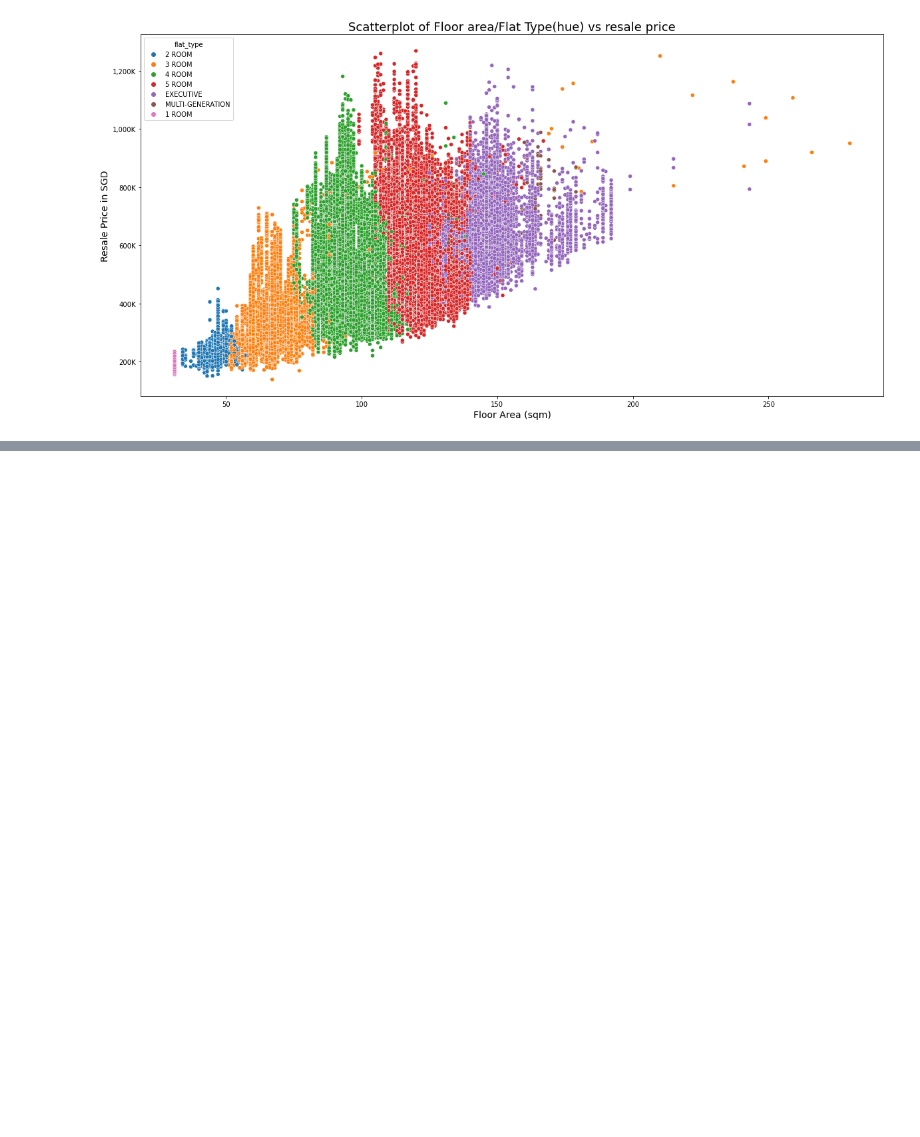
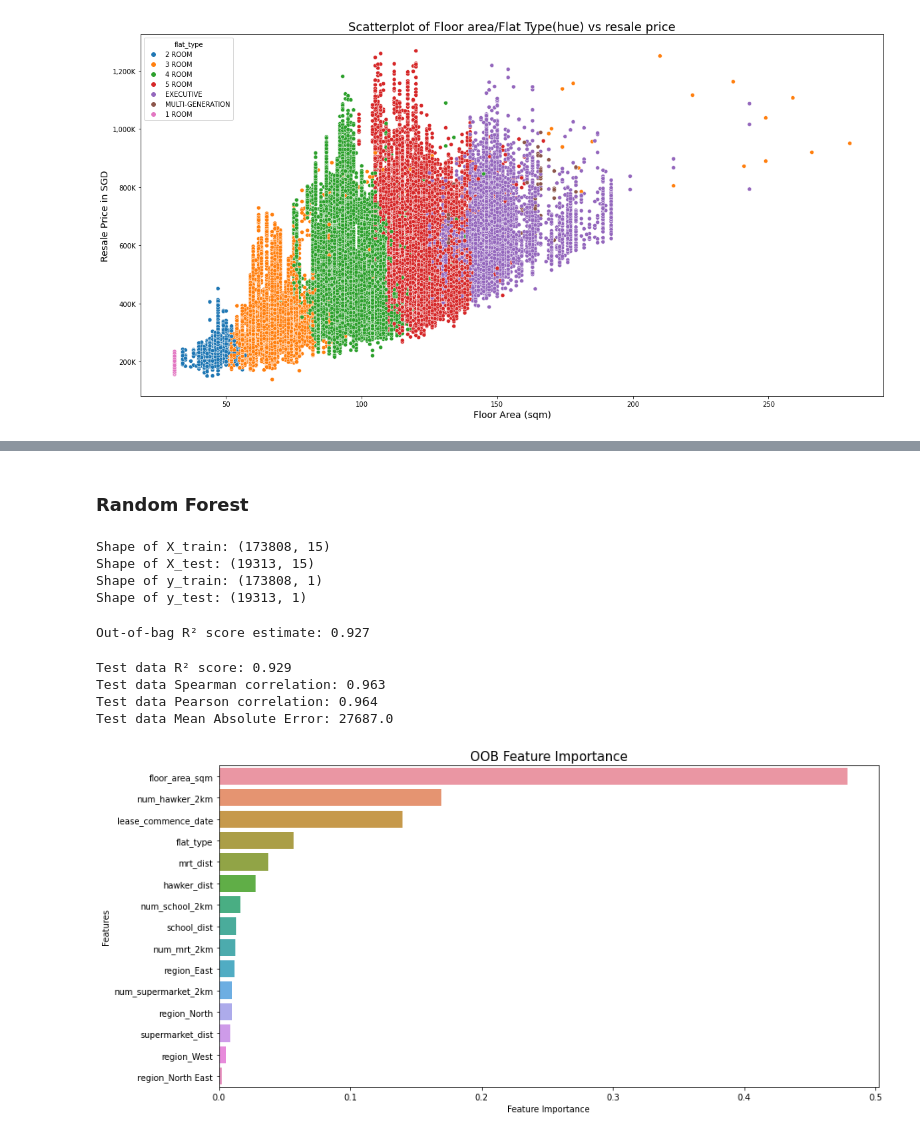
Before and after one commit to kohjw25/HDB-resale-prices-10-year, a Jupyter notebook: HDB resale prices in Singapore (EDA and Viz).ipynb, the cells around one changed output, grey strips where cells are left out. Saved outputs shown, nothing was run; the diff lists cells and outputs as text; code cells hidden in the pictures; blank space fills up the shorter version.

```diff
--- a/HDB resale prices in Singapore (EDA and Viz).ipynb
+++ b/HDB resale prices in Singapore (EDA and Viz).ipynb
@@ -255,0 +697,4 @@ plt.show()
+# %%
+## dummy encoding
+df = pd.get_dummies(df, columns=['region'], prefix=['region'], drop_first=True) # central is baseline (dropped)
+lr_df = pd.get_dummies(lr_df, columns=['region'], prefix=['region'], drop_first=True) # central is baseline (dropped)
@@ -255,0 +794,63 @@ plt.show()
+# %% [markdown]
+### Random Forest
+# %%
+# Delete HDB transactions with real_price = Null
+df = df[df["real_price"].notnull()]
+# %%
+from sklearn.model_selection import train_test_split
+
+# Train Test Split
+y = df[['real_price']]
+X = df.drop(['real_price','town', 'year','storey_range','flat_model'], axis=1)
+
+X_train, X_test, y_train, y_test = train_test_split(X,y, test_size = 0.1, shuffle=True, random_state=0)
+print('Shape of X_train:', X_train.shape)
+print('Shape of X_test:', X_test.shape)
+print('Shape of y_train:', y_train.shape)
+print('Shape of y_test:', y_test.shape)
+# %% [output]
+Shape of X_train: (173808, 15)
+Shape of X_test: (19313, 15)
+Shape of y_train: (173808, 1)
+Shape of y_test: (19313, 1)
+# %%
+from sklearn.ensemble import RandomForestRegressor
+from sklearn.metrics import r2_score, mean_absolute_error
+from scipy.stats import spearmanr, pearsonr
+
+# Validation using out-of-bag method
+rf = RandomForestRegressor(n_estimators=100, oob_score=True, random_state=20)
+rf.fit(X_train, y_train)
+predicted_train = rf.predict(X_train)
+
+print(f'Out-of-bag R\u00b2 score estimate: {rf.oob_score_:>5.3}')
+# %% [output]
+Out-of-bag R² score estimate: 0.927
+# %%
+# predict and get evaluation metrics on test set
+predicted_test = rf.predict(X_test)
+oob_test_score = r2_score(y_test['real_price'], predicted_test)
+spearman = spearmanr(y_test['real_price'], predicted_test)
+pearson = pearsonr(y_test['real_price'], predicted_test)
+oob_mae = mean_absolute_error(y_test['real_price'], predicted_test)
+
+print(f'Test data R\u00b2 score: {oob_test_score:>5.3}')
+print(f'Test data Spearman correlation: {spearman[0]:.3}')
+print(f'Test data Pearson correlation: {pearson[0]:.3}')
+print(f'Test data Mean Absolute Error: {round(oob_mae)}')
+# %% [output]
+Test data R² score: 0.929
+Test data Spearman correlation: 0.963
+Test data Pearson correlation: 0.964
+Test data Mean Absolute Error: 27687.0
+# %%
+fig = plt.figure(figsize=(14,7))
+
+ax1 = plt.plot()
+feat_imp = pd.DataFrame({'Features': X_train.columns, 'Feature Importance': rf.feature_importances_}).sort_values('Feature Importance', ascending=False)
+sns.barplot(y='Features', x='Feature Importance', data=feat_imp)
+#plt.xticks(rotation=45, ha='right')
+plt.title('OOB Feature Importance', size=15)
+plt.show()
+# %% [output]
+[figure, added]
```
Also changed, not shown: parts of 65 cells of this notebook, 8 other files.
